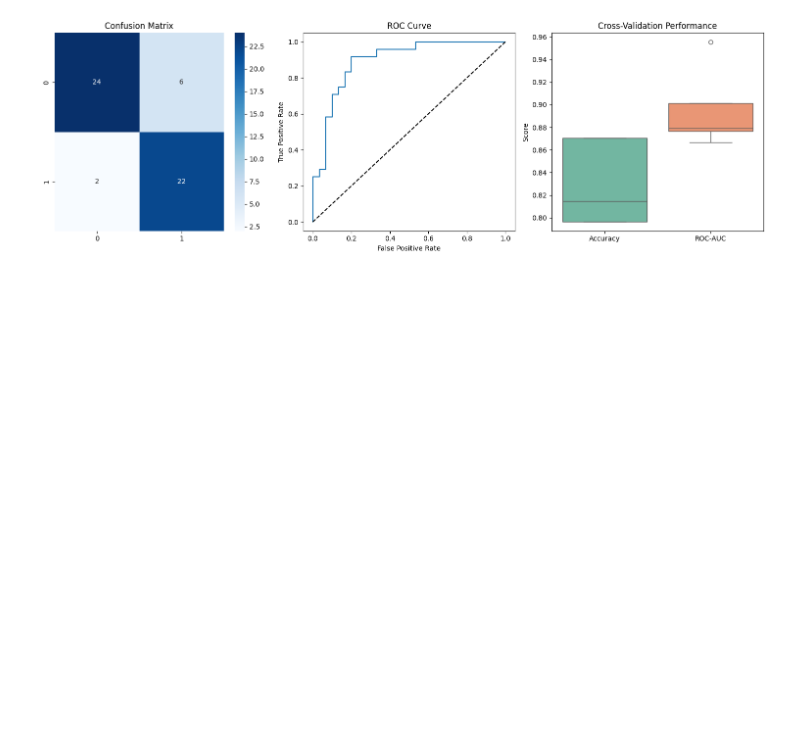
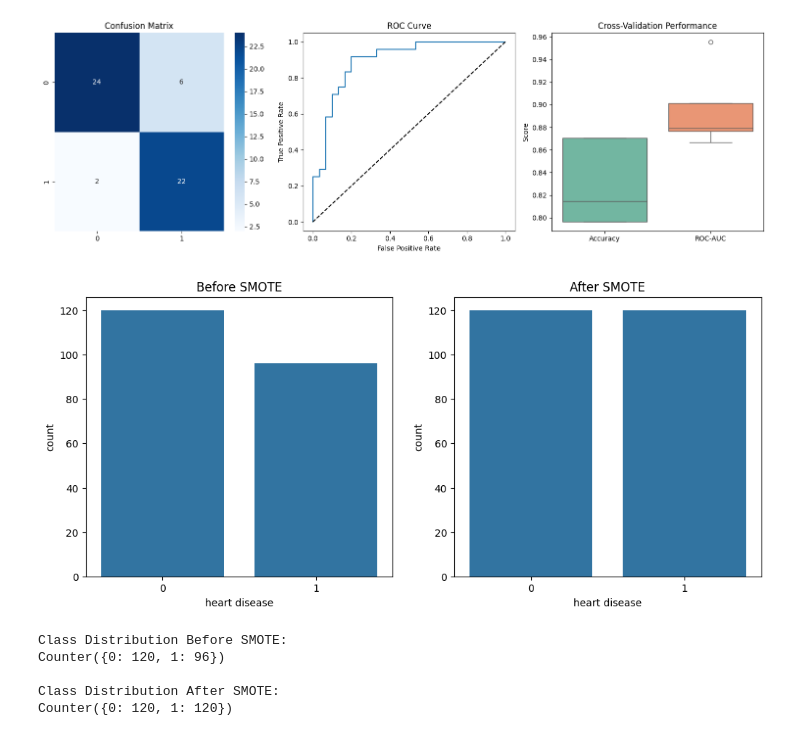
Before and after one commit to MasterWazzani/Thesis_Project_2025_heartdisease, a Jupyter notebook: test.ipynb, the cells around one changed output. Saved outputs shown, nothing was run; the diff lists cells and outputs as text; code cells hidden in the pictures; blank space fills up the shorter version.

Commit message:
update smote compare

```diff
--- a/test.ipynb
+++ b/test.ipynb
@@ -515,6 +517,41 @@ Cross-Validation Results:
 Accuracy: 82.96% (±3.39%)
 ROC-AUC: 89.58% (±3.20%)
 [figure]
+# %%
+import matplotlib.pyplot as plt
+import seaborn as sns
+from collections import Counter  # Import Counter
+
+# Apply SMOTE to generate resampled data
+smote = SMOTE(random_state=42)
+X_resampled, y_resampled = smote.fit_resample(X_train, y_train)
+
+# Visualize the class distribution before and after SMOTE
+fig, axes = plt.subplots(1, 2, figsize=(12, 5))
+
+# Before SMOTE
+sns.countplot(x=y_train, ax=axes[0])
+axes[0].set_title('Before SMOTE')
+
+# After SMOTE
+sns.countplot(x=y_resampled, ax=axes[1])
+axes[1].set_title('After SMOTE')
+
+plt.show()
+
+# Display the counts in a table format
+print("Class Distribution Before SMOTE:")
+print(Counter(y_train))
+
+print("\nClass Distribution After SMOTE:")
+print(Counter(y_resampled))
+# %% [output]
+[figure, added]
+Class Distribution Before SMOTE:
+Counter({0: 120, 1: 96})
+
+Class Distribution After SMOTE:
+Counter({0: 120, 1: 120})
 # %%
 # ---------------
 # 10. Opslaan model
```
Also changed, not shown: parts of 4 cells of this notebook, 2 other files.
